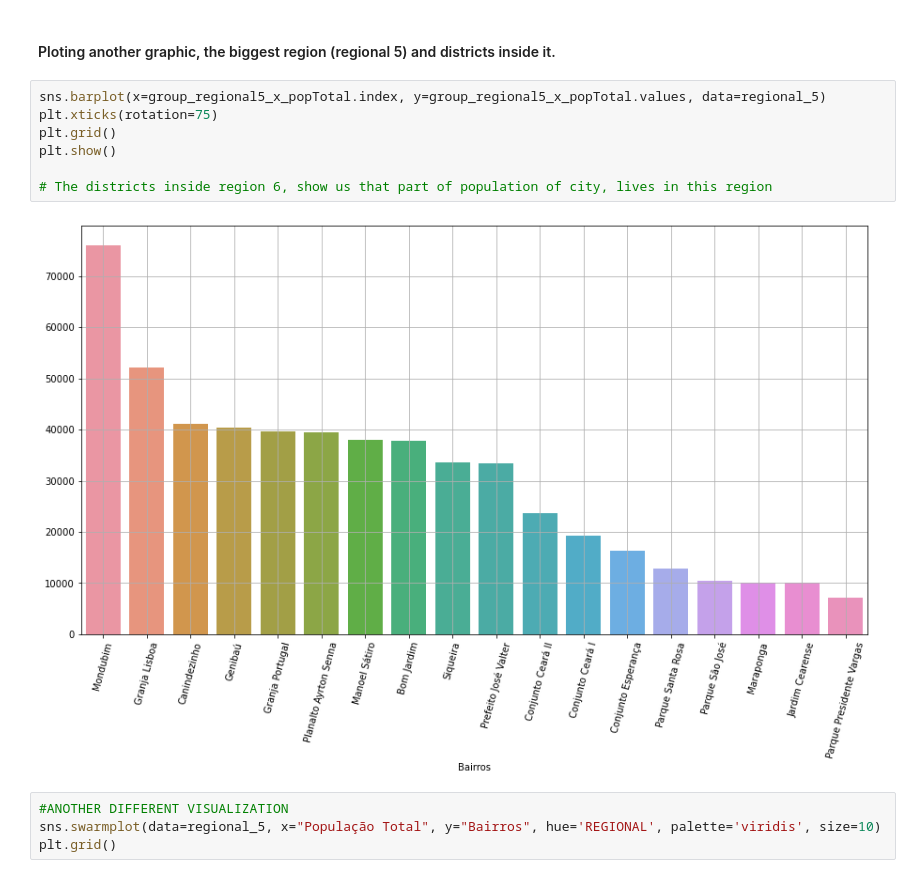
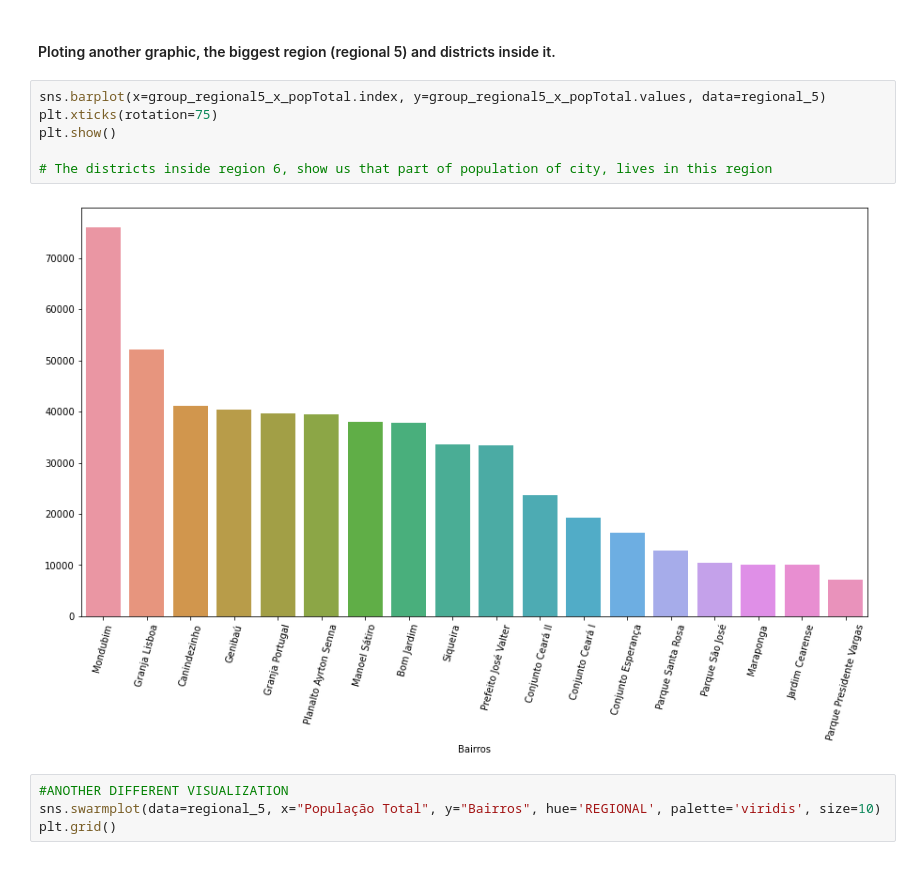
Before and after one commit to kevennchaves/Fortaleza_demographic_data, a Jupyter notebook: FORTALEZA'S DEMOGRAPHIC DATA ANALYSIS.ipynb, the cells around one changed output. Cells and saved outputs as stored; diff of their text form.

```diff
--- a/FORTALEZA'S DEMOGRAPHIC DATA ANALYSIS.ipynb
+++ b/FORTALEZA'S DEMOGRAPHIC DATA ANALYSIS.ipynb
@@ -301,12 +301,11 @@ group_regional5_x_popTotal = group_regional5_x_popTotal.sort_values(ascending=Fa
 # %%
 sns.barplot(x=group_regional5_x_popTotal.index, y=group_regional5_x_popTotal.values, data=regional_5)
 plt.xticks(rotation=75)
-plt.grid()
 plt.show()
 
 # The districts inside region 6, show us that part of population of city, lives in this region
 # %% [output]
-[figure, old version]
+[figure, new version]
 # %%
 #ANOTHER DIFFERENT VISUALIZATION
 sns.swarmplot(data=regional_5, x="População Total", y="Bairros", hue='REGIONAL', palette='viridis', size=10)
```
Also changed, not shown: parts of 11 cells of this notebook.
